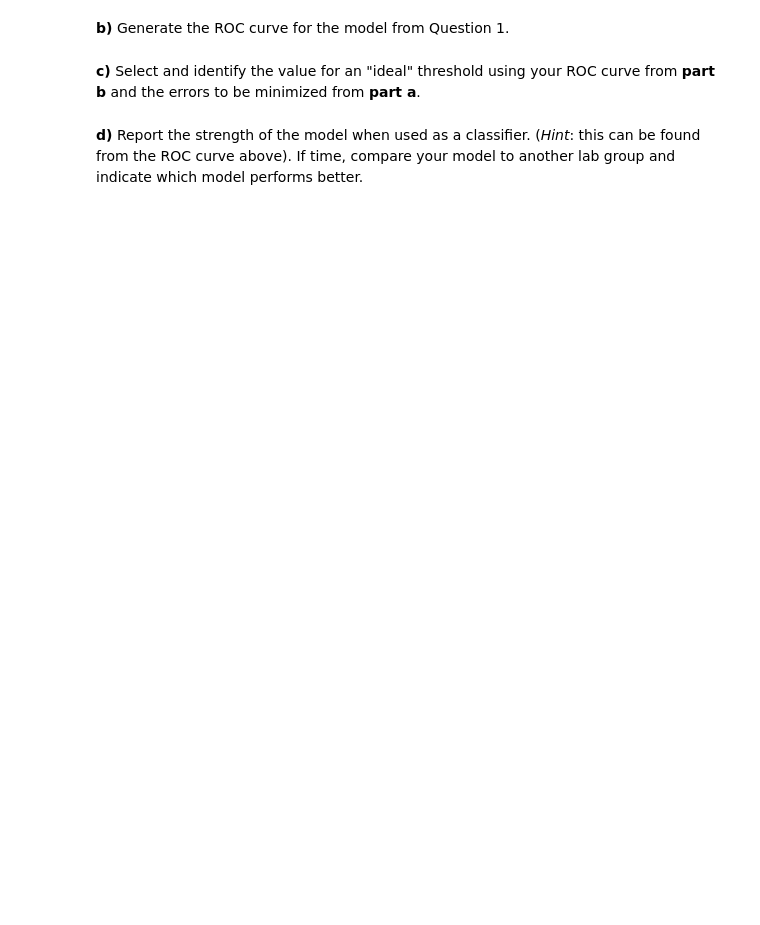
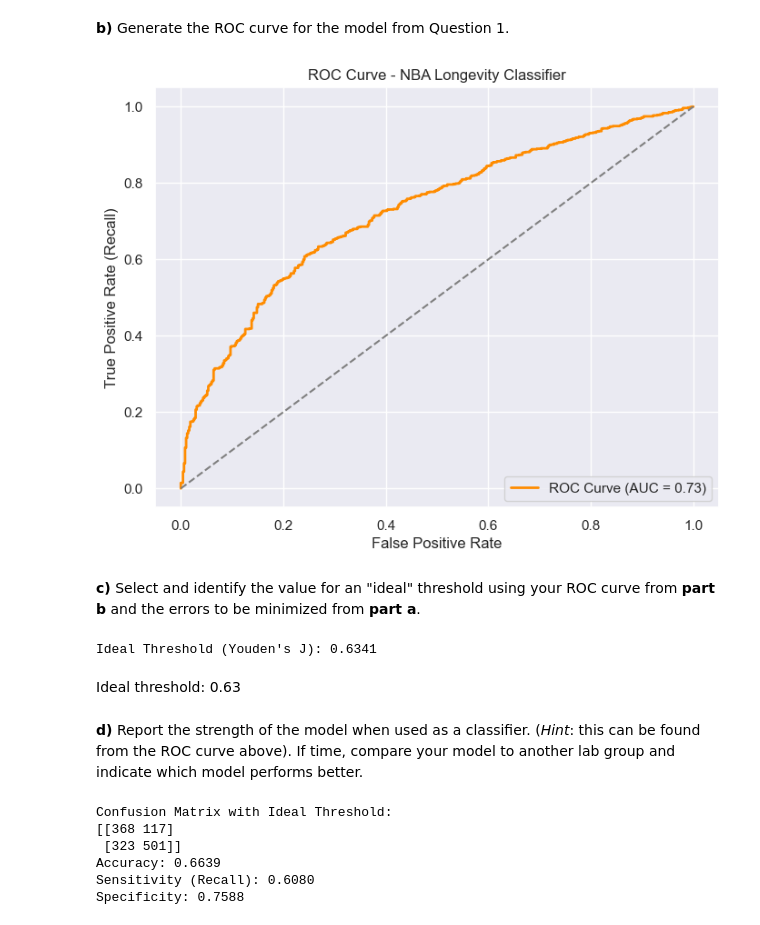
Before and after one commit to soobinj2/stat207, a Jupyter notebook: lab_12/lab_12.ipynb, the cells around one changed output. Cells and saved outputs as stored; diff of their text form; code cells hidden in the pictures; blank space fills up the shorter version.

```diff
--- a/lab_12/lab_12.ipynb
+++ b/lab_12/lab_12.ipynb
@@ -82,3 +102,14 @@ df = pd.read_csv('nba_rookie.csv')
 Recall that in Lab 11, we built a logistic regression model to predict whether a player will last for 5 years or more in the NBA from four variables in the data (of your choosing).  We will continue exploring this data in Lab 12.
 
 **a)** Fit a model predicting whether the player lasts 5 years or more in the NBA from four of the other variables in the data.  You may pick the combination of four variables to use as predictors.  You may choose to use the same variables from Lab 11, or you may explore a different combination of variables.
+# %%
+from sklearn.linear_model import LogisticRegression
+from sklearn.model_selection import train_test_split
+
+X = df[['PTS', 'AST', 'REB', 'TOV']]
+y = df['TARGET_5Yrs']
+
+X_train, X_test, y_train, y_test = train_test_split(X, y, random_state=42)
+
+model = LogisticRegression()
+model.fit(X_train, y_train)
@@ -85,2 +118,5 @@ Recall that in Lab 11, we built a logistic regression model to predict whether a
 # %% [markdown]
 **b)** Generate the predictive probabilities from your model, and save them as a new column in the existing data.
+# %%
+df['prob_TARGET_5Yrs'] = model.predict_proba(X)[:, 1]
+df
@@ -87,4 +137,6 @@ Recall that in Lab 11, we built a logistic regression model to predict whether a
 # %% [markdown]
 **c)** Generate predictions for a classifier with a predictive probability threshold of 0.5.  Save these predictions as a new column in your existing data.
+# %%
+df['pred_TARGET_5Yrs'] = (df['prob_TARGET_5Yrs'] >= 0.5).astype(int)
 # %% [markdown]
 **d)** Generate the confusion matrix for the classifier from part **c**.
@@ -101,6 +179,61 @@ What type of error would be worse for a classifier?  Therefore, what type of err
 # %% [markdown]
 **b)** Generate the ROC curve for the model from Question 1.
+# %%
+from sklearn.metrics import roc_curve, auc
+import matplotlib.pyplot as plt
+
+y_true = df['TARGET_5Yrs']
+y_scores = df['prob_TARGET_5Yrs']
+
+fpr, tpr, thresholds = roc_curve(y_true, y_scores)
+roc_auc = auc(fpr, tpr)
+# %%
+plt.figure(figsize=(8, 6))
+plt.plot(fpr, tpr, label=f'ROC Curve (AUC = {roc_auc:.2f})', color='darkorange', lw=2)
+plt.plot([0, 1], [0, 1], linestyle='--', color='gray')
+plt.xlabel('False Positive Rate')
+plt.ylabel('True Positive Rate (Recall)')
+plt.title('ROC Curve - NBA Longevity Classifier')
+plt.legend(loc='lower right')
+plt.grid(True)
+plt.show()
+# %% [output]
+[figure, added]
 # %% [markdown]
 **c)** Select and identify the value for an "ideal" threshold using your ROC curve from **part b** and the errors to be minimized from **part a**.
+# %%
+youden_index = tpr - fpr
+best_index = youden_index.argmax()
+ideal_threshold = thresholds[best_index]
+
+print(f"Ideal Threshold (Youden's J): {ideal_threshold:.4f}")
+# %% [output]
+Ideal Threshold (Youden's J): 0.6341
+# %% [markdown]
+Ideal threshold: 0.63
 # %% [markdown]
 **d)** Report the strength of the model when used as a classifier.  (*Hint*: this can be found from the ROC curve above).  If time, compare your model to another lab group and indicate which model performs better.
+# %%
+from sklearn.metrics import confusion_matrix
+
+df['pred_TARGET_5Yrs_ideal'] = (df['prob_TARGET_5Yrs'] >= ideal_threshold).astype(int)
+
+cm_ideal = confusion_matrix(y_true, df['pred_TARGET_5Yrs_ideal'])
+TN, FP, FN, TP = cm_ideal.ravel()
+
+accuracy = (TP + TN) / (TP + TN + FP + FN)
+sensitivity = TP / (TP + FN)
+specificity = TN / (TN + FP)
+
+print("Confusion Matrix with Ideal Threshold:")
+print(cm_ideal)
+print(f"Accuracy: {accuracy:.4f}")
+print(f"Sensitivity (Recall): {sensitivity:.4f}")
+print(f"Specificity: {specificity:.4f}")
+# %% [output]
+Confusion Matrix with Ideal Threshold:
+[[368 117]
+ [323 501]]
+Accuracy: 0.6639
+Sensitivity (Recall): 0.6080
+Specificity: 0.7588
```
Also changed, not shown: parts of 9 cells of this notebook, 1 other file.
